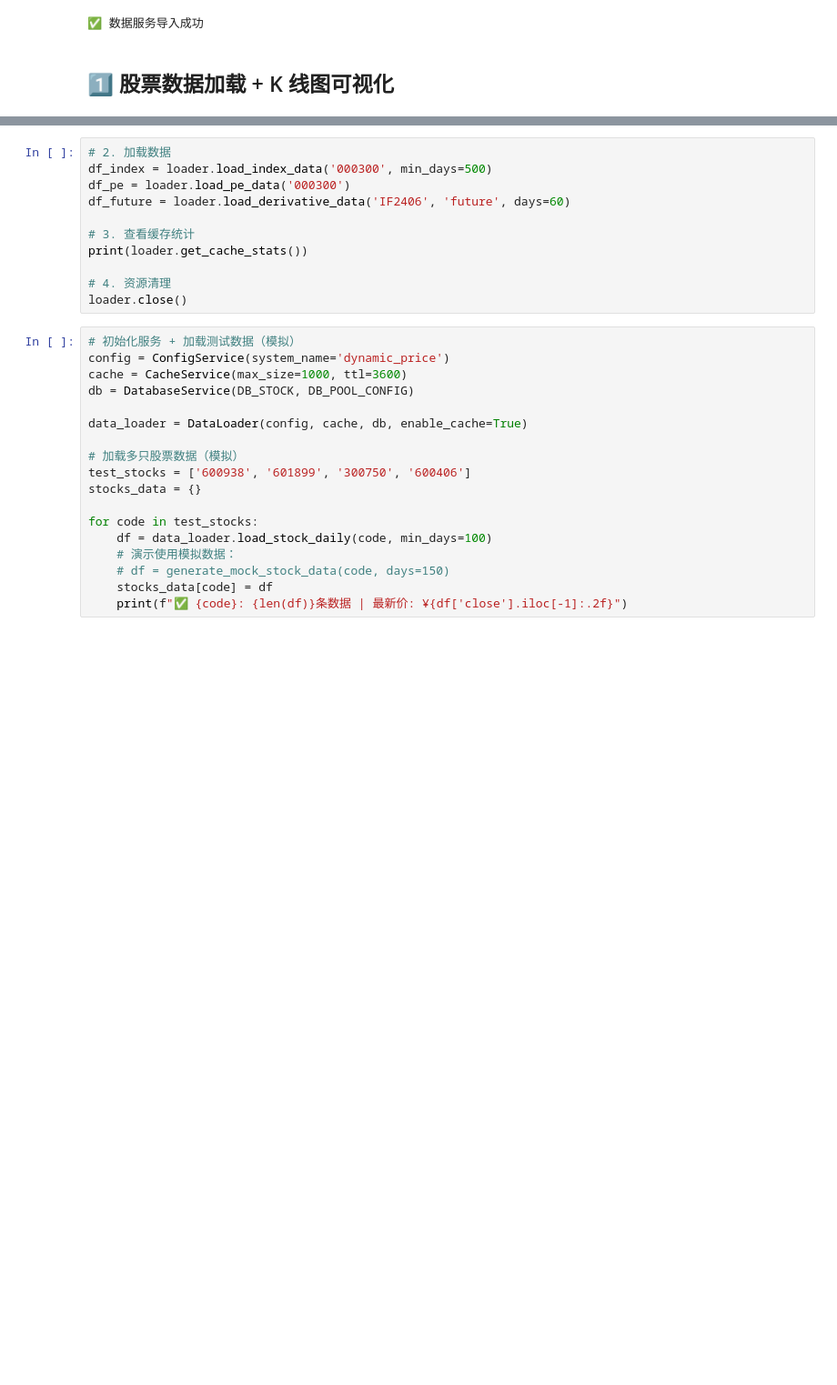
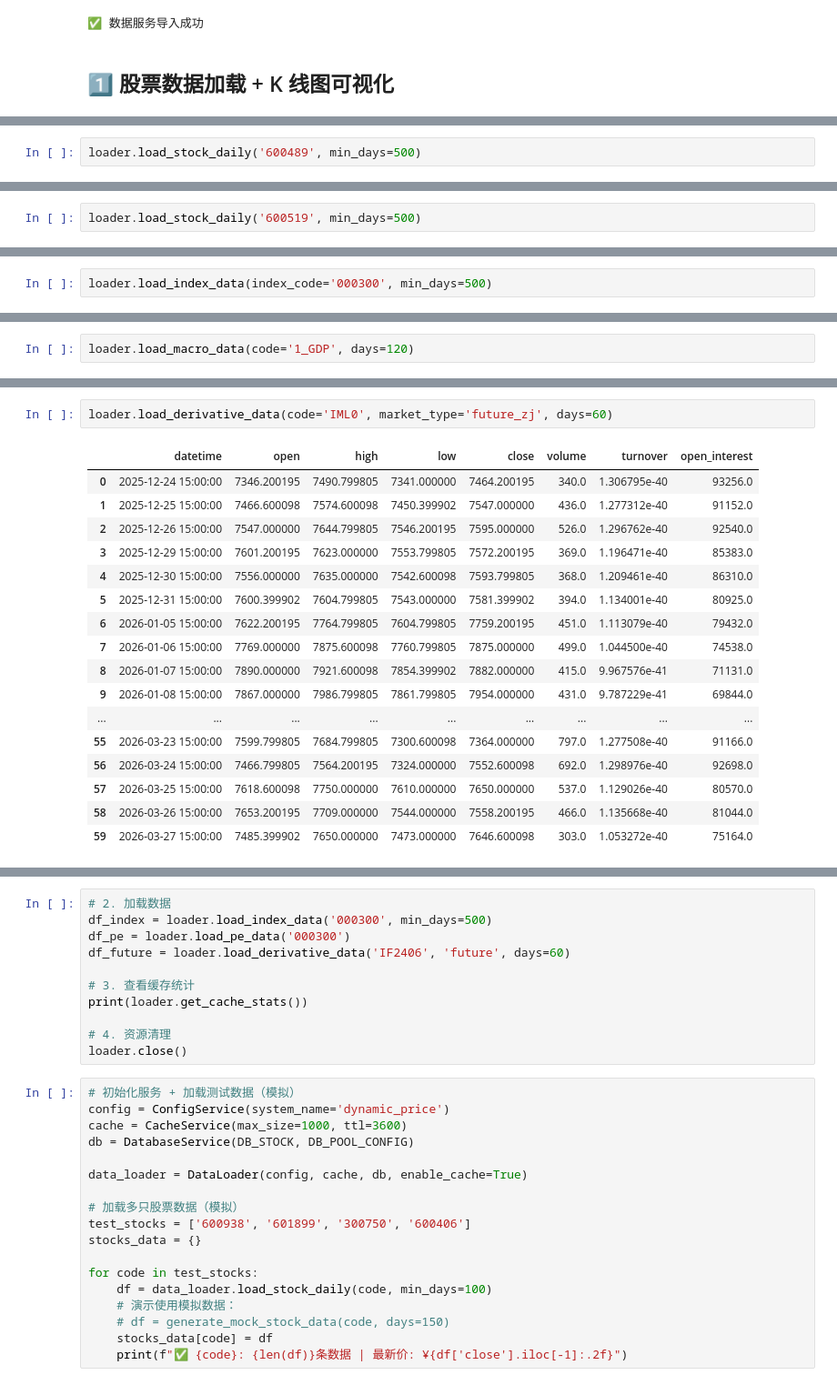
Before and after one commit to u588/app, a Jupyter notebook: AiStock/notebooks/02_数据加载测试.ipynb, the cells around one changed output, grey strips where cells are left out. Shown at 91% size. Drawn from its saved outputs; the diff is of its cells as text; blank space fills up the shorter version.

```diff
--- a/AiStock/notebooks/02_数据加载测试.ipynb
+++ b/AiStock/notebooks/02_数据加载测试.ipynb
@@ -89,3 +76,5 @@ loader = DataLoadingService(
     tdx_adapter=tdx,
     enable_cache=True
 )
+# %%
+loader.load_stock_daily('600489', min_days=500)
@@ -91,0 +95,2 @@ loader = DataLoadingService(
+# %%
+loader.load_stock_daily('600519', min_days=500)
@@ -91,0 +111,2 @@ loader = DataLoadingService(
+# %%
+loader.load_index_data(index_code='000300', min_days=500)
@@ -91,0 +127,2 @@ loader = DataLoadingService(
+# %%
+loader.load_macro_data(code='1_GDP', days=120)
@@ -91,0 +143,20 @@ loader = DataLoadingService(
+# %%
+loader.load_derivative_data(code='IML0', market_type='future_zj', days=60)
+# %% [output]
+|  | datetime | open | high | low | close | volume | turnover | open_interest |
+| 0 | 2025-12-24 15:00:00 | 7346.200195 | 7490.799805 | 7341.000000 | 7464.200195 | 340.0 | 1.306795e-40 | 93256.0 |
+| 1 | 2025-12-25 15:00:00 | 7466.600098 | 7574.600098 | 7450.399902 | 7547.000000 | 436.0 | 1.277312e-40 | 91152.0 |
+| 2 | 2025-12-26 15:00:00 | 7547.000000 | 7644.799805 | 7546.200195 | 7595.000000 | 526.0 | 1.296762e-40 | 92540.0 |
+| 3 | 2025-12-29 15:00:00 | 7601.200195 | 7623.000000 | 7553.799805 | 7572.200195 | 369.0 | 1.196471e-40 | 85383.0 |
+| 4 | 2025-12-30 15:00:00 | 7556.000000 | 7635.000000 | 7542.600098 | 7593.799805 | 368.0 | 1.209461e-40 | 86310.0 |
+| 5 | 2025-12-31 15:00:00 | 7600.399902 | 7604.799805 | 7543.000000 | 7581.399902 | 394.0 | 1.134001e-40 | 80925.0 |
+| 6 | 2026-01-05 15:00:00 | 7622.200195 | 7764.799805 | 7604.799805 | 7759.200195 | 451.0 | 1.113079e-40 | 79432.0 |
+| 7 | 2026-01-06 15:00:00 | 7769.000000 | 7875.600098 | 7760.799805 | 7875.000000 | 499.0 | 1.044500e-40 | 74538.0 |
+| 8 | 2026-01-07 15:00:00 | 7890.000000 | 7921.600098 | 7854.399902 | 7882.000000 | 415.0 | 9.967576e-41 | 71131.0 |
+| 9 | 2026-01-08 15:00:00 | 7867.000000 | 7986.799805 | 7861.799805 | 7954.000000 | 431.0 | 9.787229e-41 | 69844.0 |
+| ... | ... | ... | ... | ... | ... | ... | ... | ... |
+| 55 | 2026-03-23 15:00:00 | 7599.799805 | 7684.799805 | 7300.600098 | 7364.000000 | 797.0 | 1.277508e-40 | 91166.0 |
+| 56 | 2026-03-24 15:00:00 | 7466.799805 | 7564.200195 | 7324.000000 | 7552.600098 | 692.0 | 1.298976e-40 | 92698.0 |
+| 57 | 2026-03-25 15:00:00 | 7618.600098 | 7750.000000 | 7610.000000 | 7650.000000 | 537.0 | 1.129026e-40 | 80570.0 |
+| 58 | 2026-03-26 15:00:00 | 7653.200195 | 7709.000000 | 7544.000000 | 7558.200195 | 466.0 | 1.135668e-40 | 81044.0 |
+| 59 | 2026-03-27 15:00:00 | 7485.399902 | 7650.000000 | 7473.000000 | 7646.600098 | 303.0 | 1.053272e-40 | 75164.0 |
```
Also changed, not shown: parts of 13 cells of this notebook.
